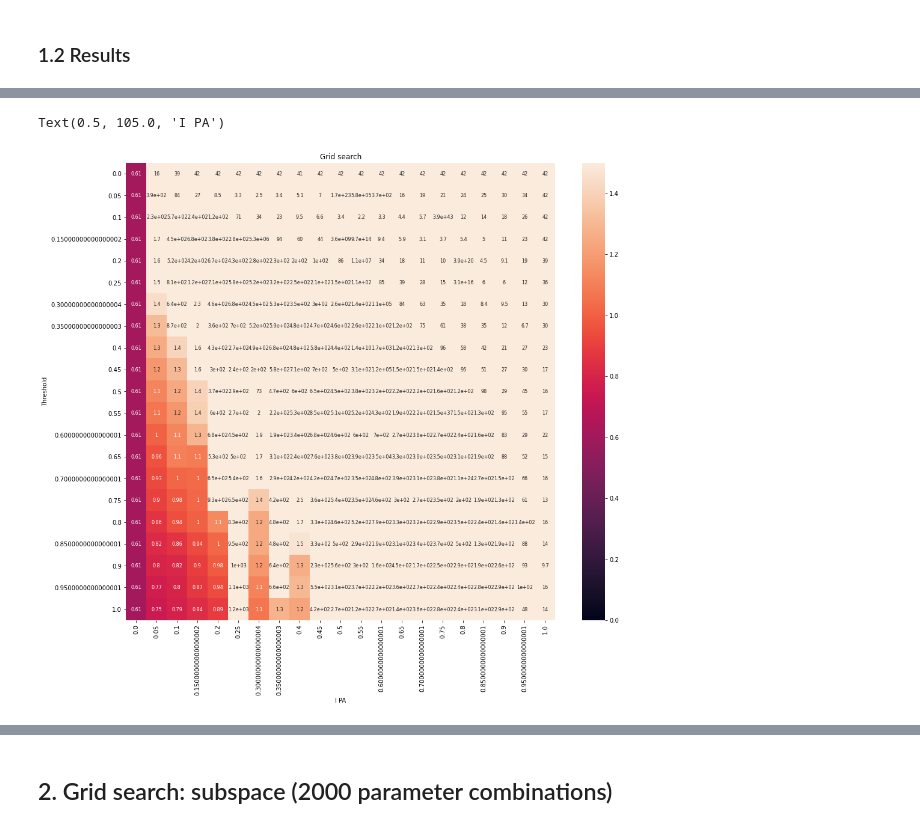
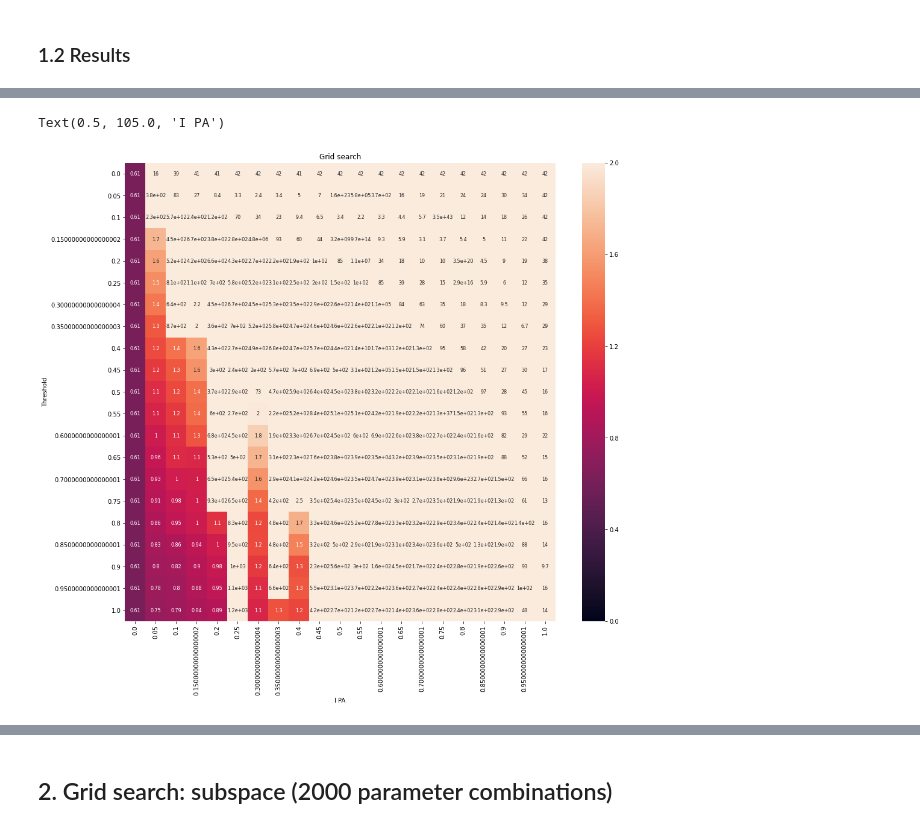
Before and after one commit to MovezNetwork/ABM-PA, a Jupyter notebook: notebooks/tuning_com_network.ipynb, the cells around one changed output, grey strips where cells are left out. Drawn from its saved outputs; the diff is of its cells as text; code cells hidden in the pictures.

```diff
--- a/notebooks/tuning_com_network.ipynb
+++ b/notebooks/tuning_com_network.ipynb
@@ -86,10 +89,10 @@ errors_df
 # %%
 # plot heatmap of grid search
 plt.figure(figsize=((16,14)))
 plt.title('Grid search')
-sns.heatmap(errors_df, annot=True, annot_kws={"size": 8}, vmin=0, vmax=1.5)
+sns.heatmap(errors_df, annot=True, annot_kws={"size": 8}, vmin=0, vmax=2)
 plt.ylabel('Threshold')
 plt.xlabel('I PA')
 # %% [output]
 Text(0.5, 105.0, 'I PA')
-[figure, old version]
+[figure, new version]
```
Also changed, not shown: parts of 11 cells of this notebook, 10 other files.
